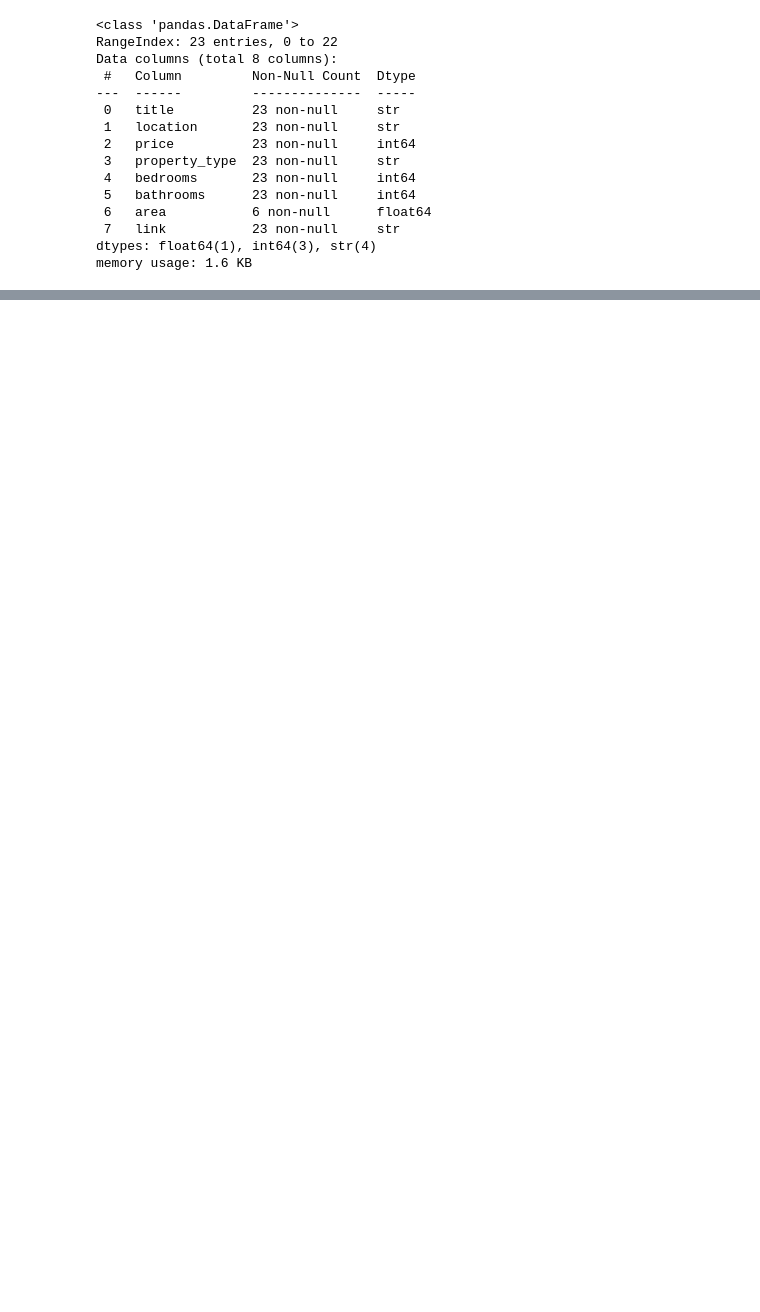
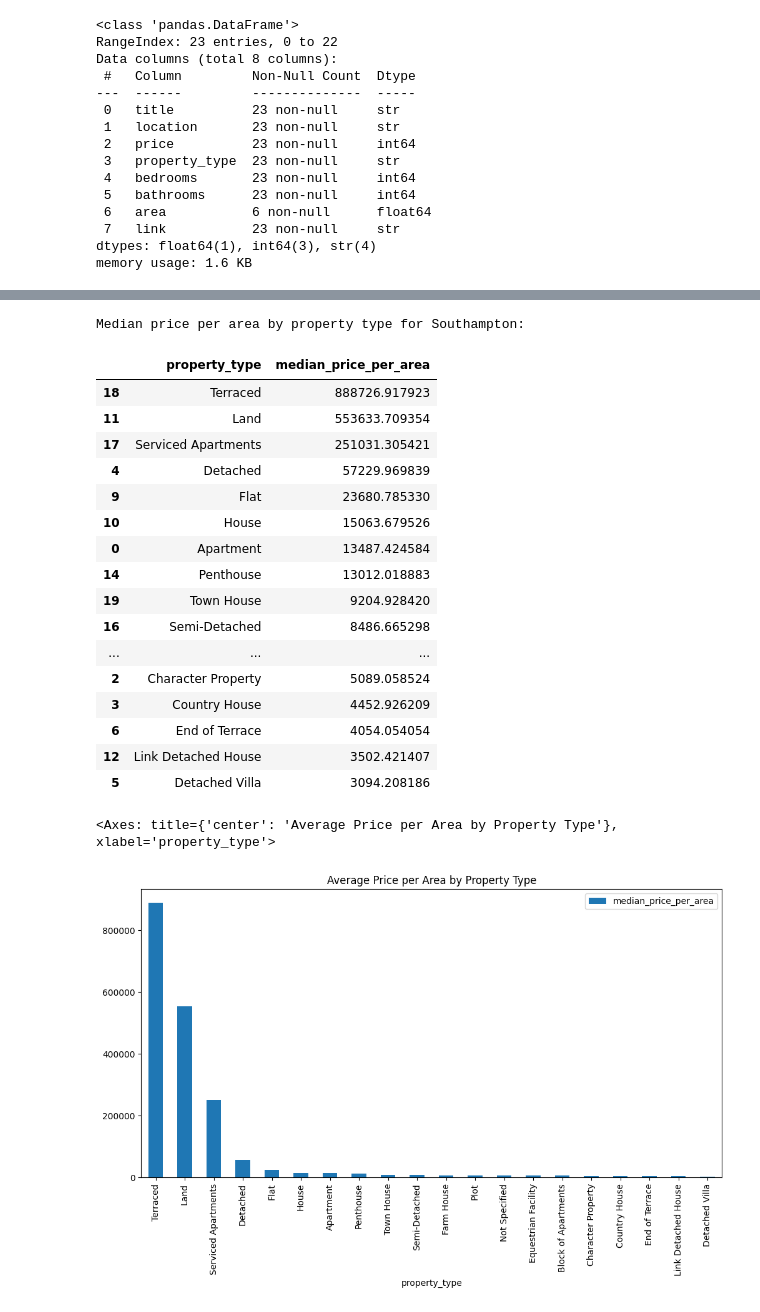
Before and after one commit to chetan-shah-AI/real-estate-price-analyzer, a Jupyter notebook: EDA.ipynb, the cells around one changed output, grey strips where cells are left out. Drawn from its saved outputs; the diff is of its cells as text; code cells hidden in the pictures; blank space fills up the shorter version.

```diff
--- a/EDA.ipynb
+++ b/EDA.ipynb
@@ -218,0 +526,26 @@ None
+# %%
+df_all_cities_groupby_property_mean = df_all_cities.groupby("property_type")["price_per_area"].mean().reset_index().rename(columns={"price_per_area": "median_price_per_area"}).sort_values(by="median_price_per_area", ascending=False)
+print(f"Median price per area by property type for {city}:")
+display(df_all_cities_groupby_property_mean)
+df_all_cities_groupby_property_mean.plot(x="property_type", y="median_price_per_area", kind="bar", figsize=(12, 6), title=f"Average Price per Area by Property Type")
+# %% [output]
+Median price per area by property type for Southampton:
+|  | property_type | median_price_per_area |
+| 18 | Terraced | 888726.917923 |
+| 11 | Land | 553633.709354 |
+| 17 | Serviced Apartments | 251031.305421 |
+| 4 | Detached | 57229.969839 |
+| 9 | Flat | 23680.785330 |
+| 10 | House | 15063.679526 |
+| 0 | Apartment | 13487.424584 |
+| 14 | Penthouse | 13012.018883 |
+| 19 | Town House | 9204.928420 |
+| 16 | Semi-Detached | 8486.665298 |
+| ... | ... | ... |
+| 2 | Character Property | 5089.058524 |
+| 3 | Country House | 4452.926209 |
+| 6 | End of Terrace | 4054.054054 |
+| 12 | Link Detached House | 3502.421407 |
+| 5 | Detached Villa | 3094.208186 |
+<Axes: title={'center': 'Average Price per Area by Property Type'}, xlabel='property_type'>
+[figure, added]
```
Also changed, not shown: parts of 38 cells of this notebook, 5 other files.
